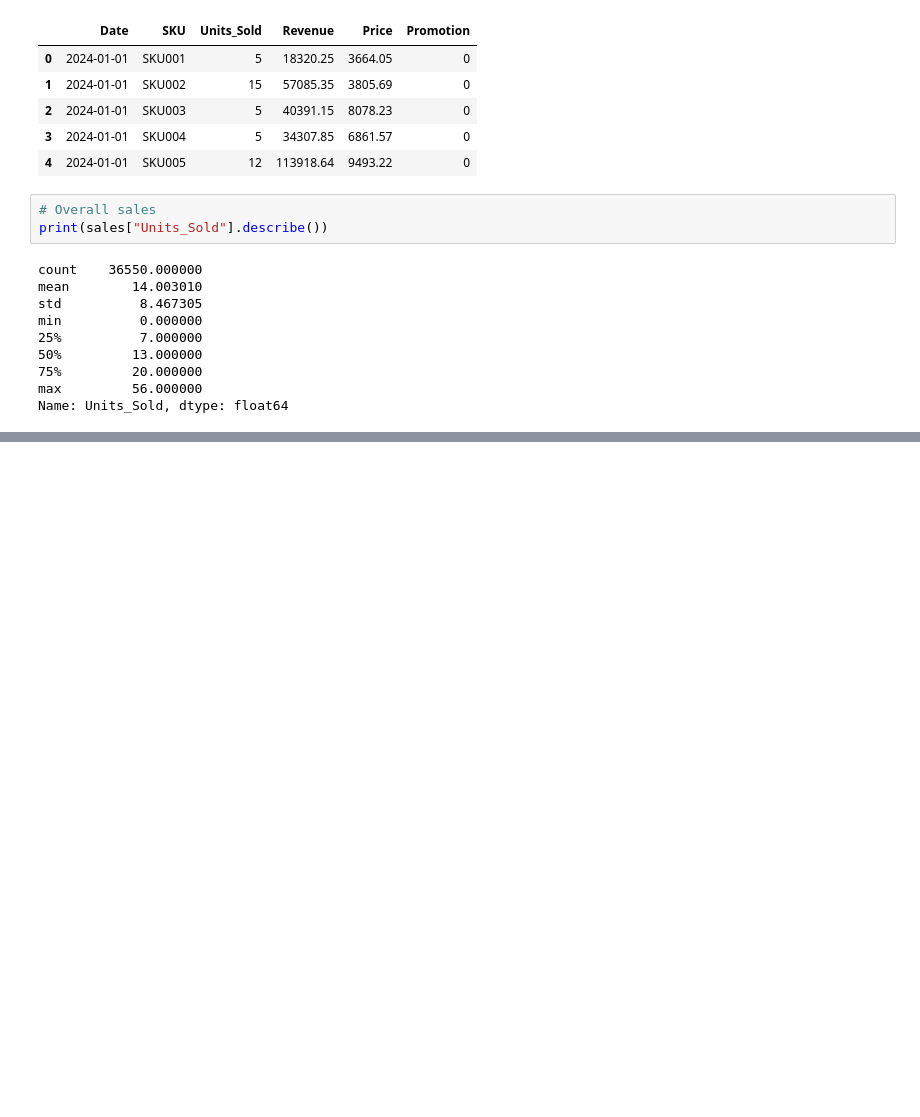
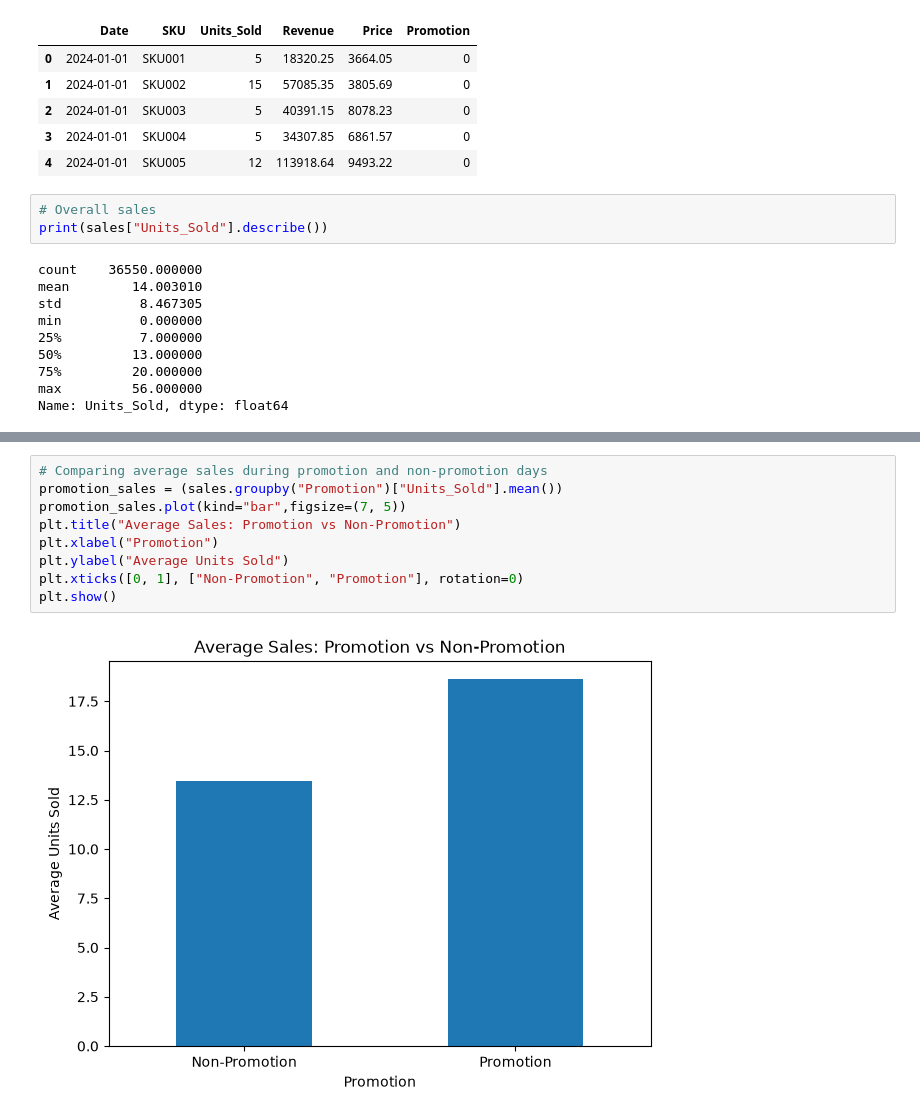
Before and after one commit to Gauravsaini328/ZIDIO_FORESIGHT_PROJECT, a Jupyter notebook: notebooks/eda.ipynb, the cells around one changed output, grey strips where cells are left out. Cells and saved outputs as stored; diff of their text form; blank space fills up the shorter version.

```diff
--- a/notebooks/eda.ipynb
+++ b/notebooks/eda.ipynb
@@ -33,0 +367,11 @@ KeyError: 'asc'
+# %%
+# Comparing average sales during promotion and non-promotion days
+promotion_sales = (sales.groupby("Promotion")["Units_Sold"].mean())
+promotion_sales.plot(kind="bar",figsize=(7, 5))
+plt.title("Average Sales: Promotion vs Non-Promotion")
+plt.xlabel("Promotion")
+plt.ylabel("Average Units Sold")
+plt.xticks([0, 1], ["Non-Promotion", "Promotion"], rotation=0)
+plt.show()
+# %% [output]
+[figure, added]
```
Also changed, not shown: parts of 24 cells of this notebook.
